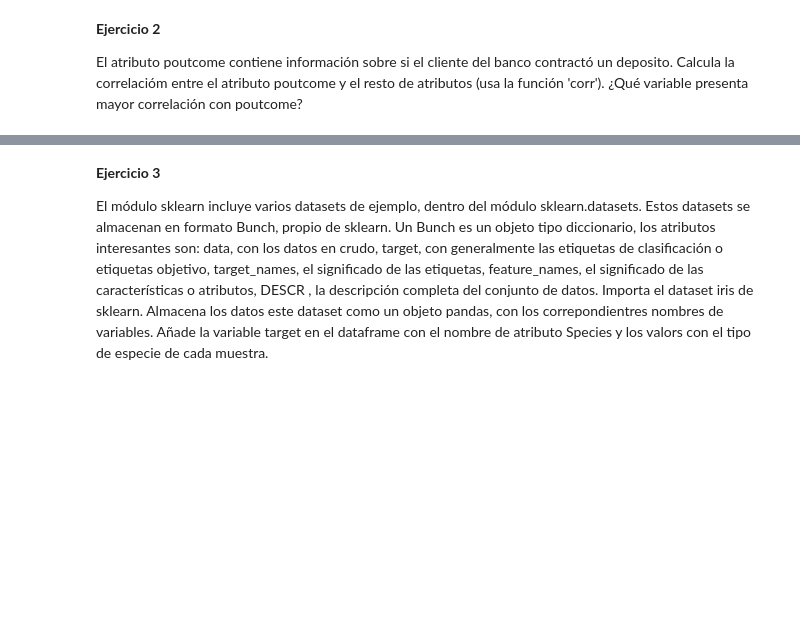
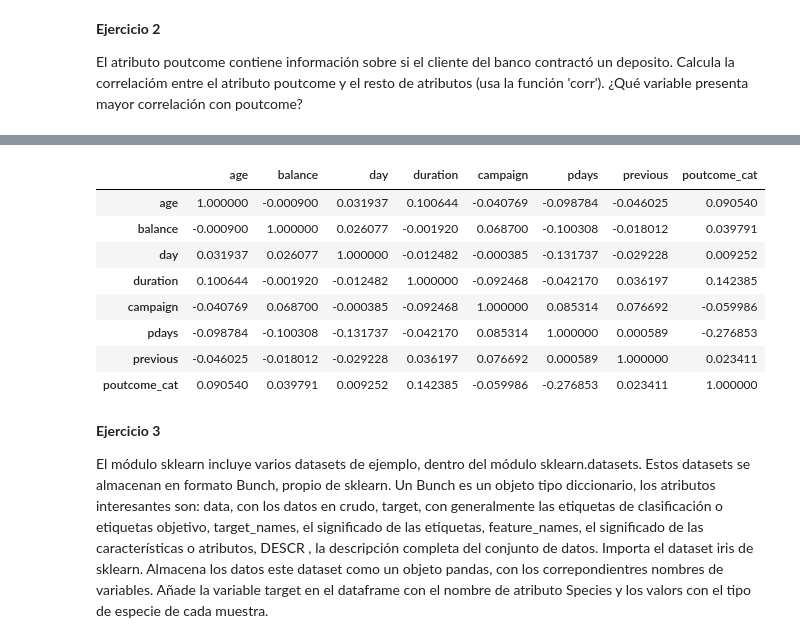
Before and after one commit to ricardocarreras/Bootcamp_DataScience_student, a Jupyter notebook: week13/labs/Preprocesamiento_de_datos_parte_1.ipynb, the cells around one changed output, grey strips where cells are left out. Cells and saved outputs as stored; diff of their text form; code cells hidden in the pictures; blank space fills up the shorter version.

```diff
--- a/week13/labs/Preprocesamiento_de_datos_parte_1.ipynb
+++ b/week13/labs/Preprocesamiento_de_datos_parte_1.ipynb
@@ -442,3 +483,15 @@ print(data.balance.quantile(.75))
+# %%
+data_pout.corr()
+# %% [output]
+|  | age | balance | day | duration | campaign | pdays | previous | poutcome_cat |
+| age | 1.000000 | -0.000900 | 0.031937 | 0.100644 | -0.040769 | -0.098784 | -0.046025 | 0.090540 |
+| balance | -0.000900 | 1.000000 | 0.026077 | -0.001920 | 0.068700 | -0.100308 | -0.018012 | 0.039791 |
+| day | 0.031937 | 0.026077 | 1.000000 | -0.012482 | -0.000385 | -0.131737 | -0.029228 | 0.009252 |
+| duration | 0.100644 | -0.001920 | -0.012482 | 1.000000 | -0.092468 | -0.042170 | 0.036197 | 0.142385 |
+| campaign | -0.040769 | 0.068700 | -0.000385 | -0.092468 | 1.000000 | 0.085314 | 0.076692 | -0.059986 |
+| pdays | -0.098784 | -0.100308 | -0.131737 | -0.042170 | 0.085314 | 1.000000 | 0.000589 | -0.276853 |
+| previous | -0.046025 | -0.018012 | -0.029228 | 0.036197 | 0.076692 | 0.000589 | 1.000000 | 0.023411 |
+| poutcome_cat | 0.090540 | 0.039791 | 0.009252 | 0.142385 | -0.059986 | -0.276853 | 0.023411 | 1.000000 |
 # %% [markdown]
 **Ejercicio 3**
 
```
Also changed, not shown: parts of 11 cells of this notebook, 2 other files.
